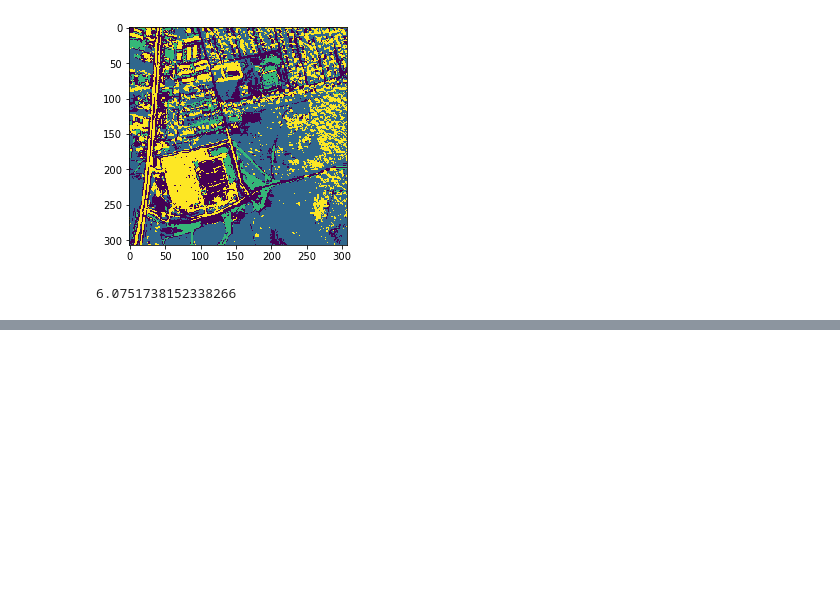
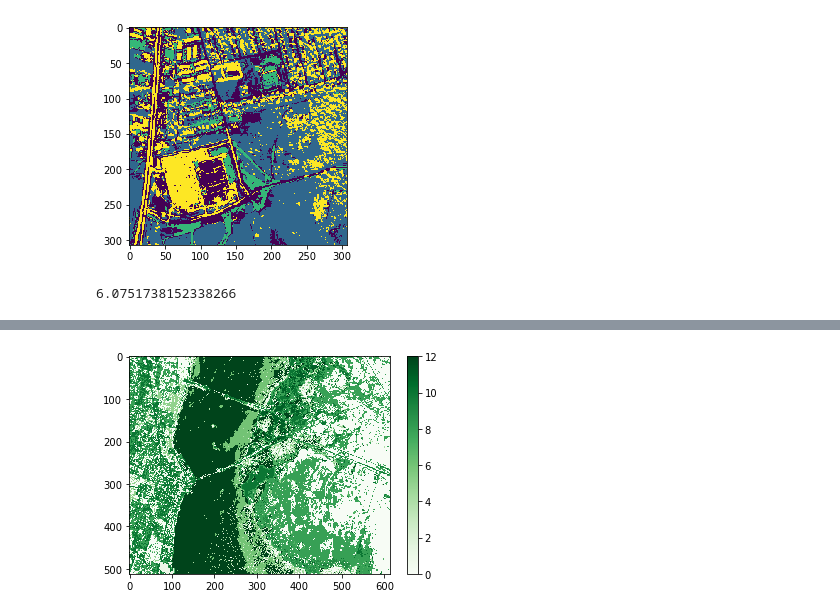
Before and after one commit to sofsoo1995/Hyperspectral-Image-Classification-Using-Graph-Clustering-Methods, a Jupyter notebook: Experiments.ipynb, the cells around one changed output, grey strips where cells are left out. Drawn from its saved outputs; the diff is of its cells as text; code cells hidden in the pictures; blank space fills up the shorter version.

```diff
--- a/Experiments.ipynb
+++ b/Experiments.ipynb
@@ -291,0 +378,2 @@ plt.show()
+# %%
+u_ksc = semi_supervised(X_KSC, sigma2, label, num_class, m, dt, mu, pure)
@@ -291,0 +398,10 @@ plt.show()
+# %%
+r = np.argmax(u_ksc, axis=1)
+plt.imshow(r.reshape(row, col), cmap='Greens')
+plt.colorbar()
+plt.show()
+plt.imsave(path_image+'ksc.png', r.reshape(row, col), cmap='Greens')
+plt.imsave(path_image+'ksc_gt.png', KSC_label)
+plt.imsave(path_image+'ksc50.png', KSC[:,:,50])
+# %% [output]
+[figure, added]
```
Also changed, not shown: parts of 14 cells of this notebook, 1 other file.
